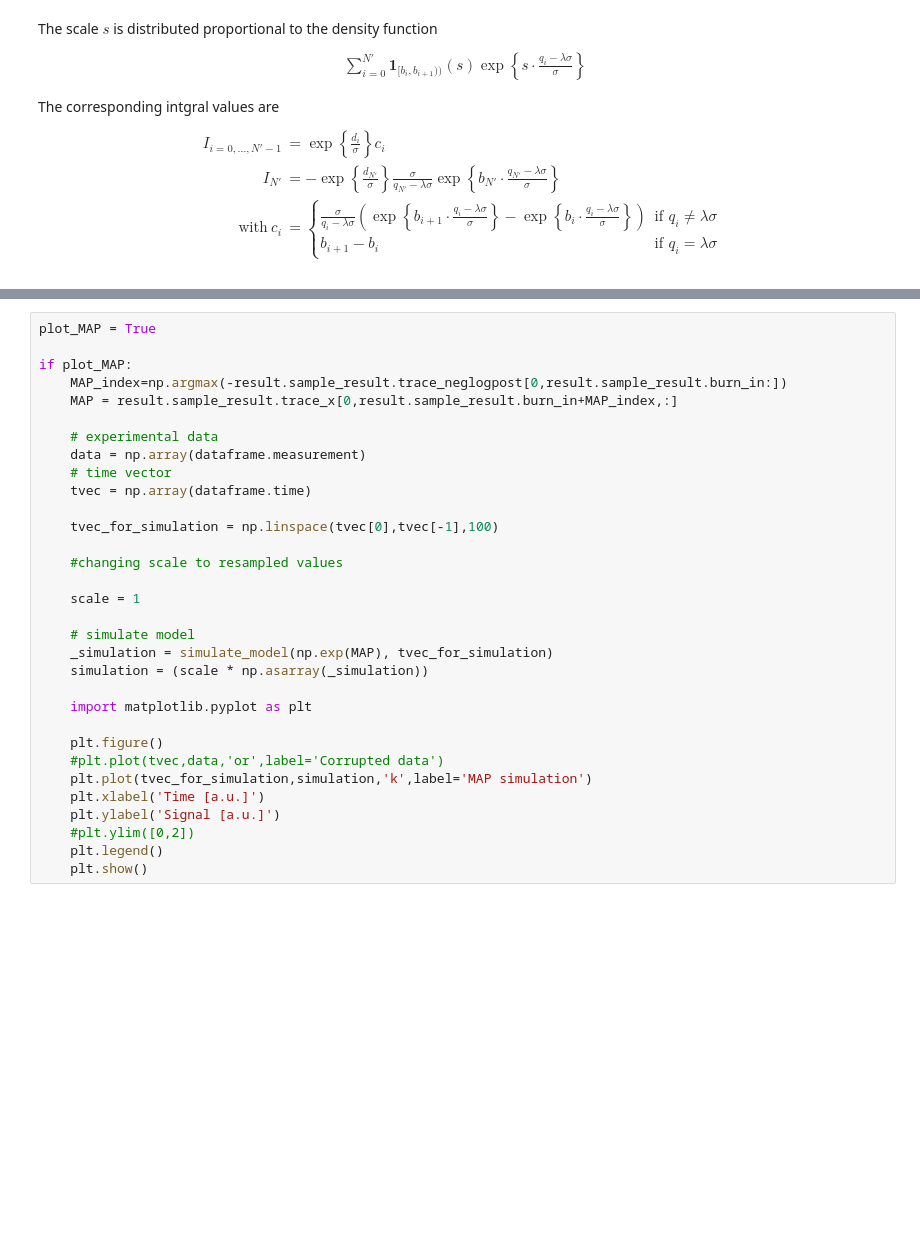
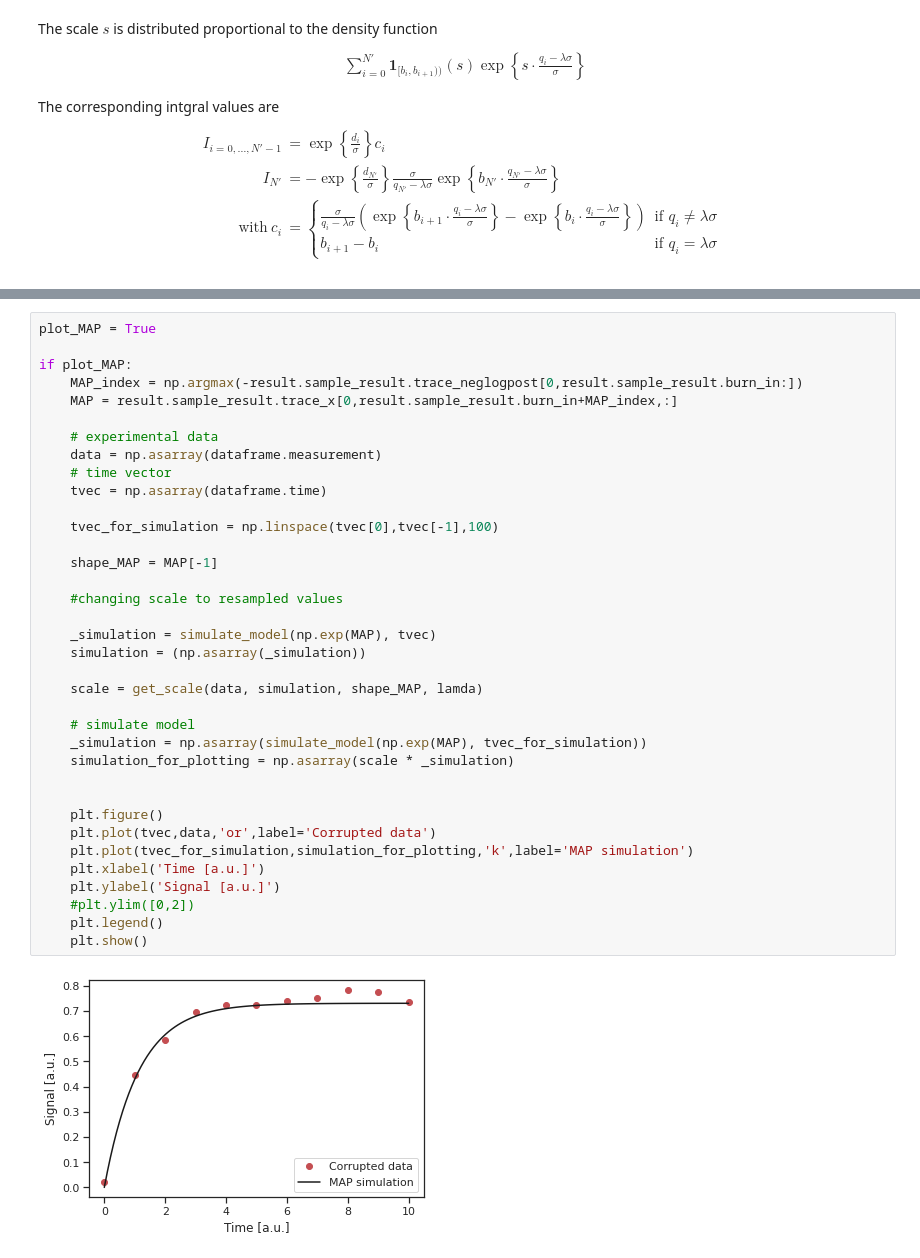
Before and after one commit to feddersmichael/Bachelor-Thesis-Marginal-Sampling, a Jupyter notebook: Sampling/Laplacian_noise/Conversion_Reaction_model/Laplacian_noise-Conversion_Reaction-scaling_Marginalised.ipynb, the cells around one changed output, grey strips where cells are left out. Saved outputs shown, nothing was run; the diff lists cells and outputs as text; blank space fills up the shorter version.

```diff
--- a/Sampling/Laplacian_noise/Conversion_Reaction_model/Laplacian_noise-Conversion_Reaction-scaling_Marginalised.ipynb
+++ b/Sampling/Laplacian_noise/Conversion_Reaction_model/Laplacian_noise-Conversion_Reaction-scaling_Marginalised.ipynb
@@ -301,32 +331,38 @@ SyntaxError: invalid syntax (<ipython-input-9-bb4afdc2e1b6>, line 76)
 # %%
 plot_MAP = True
 
 if plot_MAP:
-    MAP_index=np.argmax(-result.sample_result.trace_neglogpost[0,result.sample_result.burn_in:])
+    MAP_index = np.argmax(-result.sample_result.trace_neglogpost[0,result.sample_result.burn_in:])
     MAP = result.sample_result.trace_x[0,result.sample_result.burn_in+MAP_index,:]
 
     # experimental data
-    data = np.array(dataframe.measurement)
+    data = np.asarray(dataframe.measurement)
     # time vector
-    tvec = np.array(dataframe.time)
+    tvec = np.asarray(dataframe.time)
 
     tvec_for_simulation = np.linspace(tvec[0],tvec[-1],100)
 
+    shape_MAP = MAP[-1]
+
     #changing scale to resampled values
 
-    scale = 1
+    _simulation = simulate_model(np.exp(MAP), tvec)
+    simulation = (np.asarray(_simulation))
+
+    scale = get_scale(data, simulation, shape_MAP, lamda)
 
     # simulate model
-    _simulation = simulate_model(np.exp(MAP), tvec_for_simulation)
-    simulation = (scale * np.asarray(_simulation))
+    _simulation = np.asarray(simulate_model(np.exp(MAP), tvec_for_simulation))
+    simulation_for_plotting = np.asarray(scale * _simulation)
 
-    import matplotlib.pyplot as plt
 
     plt.figure()
-    #plt.plot(tvec,data,'or',label='Corrupted data')
-    plt.plot(tvec_for_simulation,simulation,'k',label='MAP simulation')
+    plt.plot(tvec,data,'or',label='Corrupted data')
+    plt.plot(tvec_for_simulation,simulation_for_plotting,'k',label='MAP simulation')
     plt.xlabel('Time [a.u.]')
     plt.ylabel('Signal [a.u.]')
     #plt.ylim([0,2])
     plt.legend()
     plt.show()
+# %% [output]
+[figure, added]
```
Also changed, not shown: parts of 6 cells of this notebook, 1 other file.
